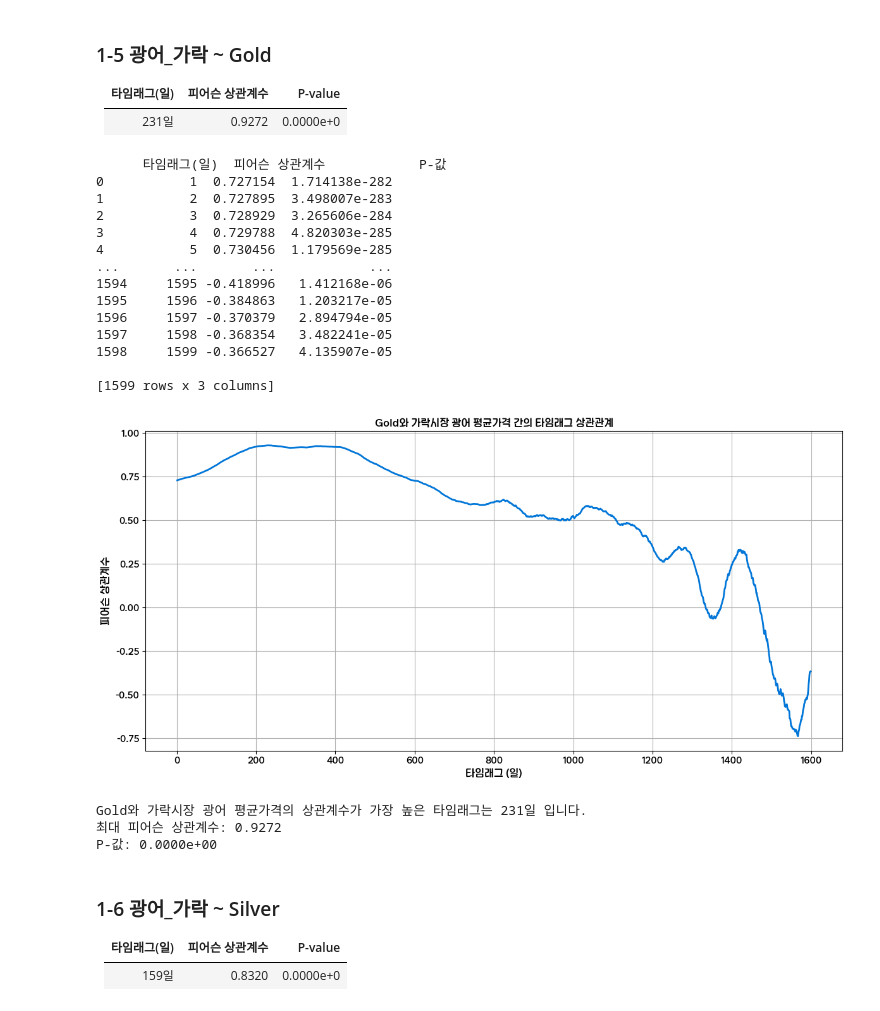
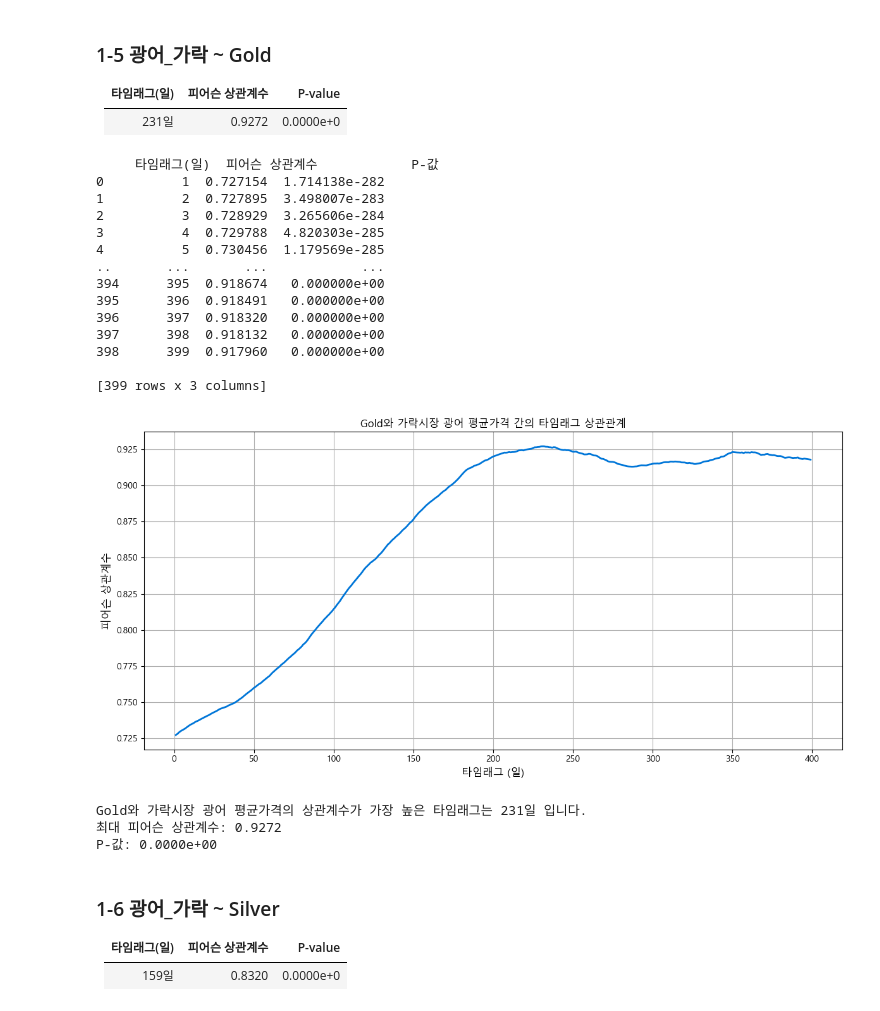
Before and after one commit to vhf1030/Pisces, a Jupyter notebook: notebooks/타임래그_분석/변수별_타임래그_광어.ipynb, the cells around one changed output. Cells and saved outputs as stored; diff of their text form; code cells hidden in the pictures.

Commit message:
타임래그 분석 수정

```diff
--- a/notebooks/타임래그_분석/변수별_타임래그_광어.ipynb
+++ b/notebooks/타임래그_분석/변수별_타임래그_광어.ipynb
@@ -252,7 +252,7 @@ df_flatfish = df_price[
 df_merged = pd.merge(df_flatfish, df_economy, left_on='priceDate', right_on='날짜', how='inner')
 
 # 타임래그 리스트
-time_lags = range(1, 600)
+time_lags = range(1, 400)
 
 # 결과 저장 리스트
 correlations = []
@@ -460,7 +460,7 @@ df_flatfish = df_price[
 df_merged = pd.merge(df_flatfish, df_economy, left_on='priceDate', right_on='날짜', how='inner')
 
 # 타임래그 리스트
-time_lags = range(1, 1600)
+time_lags = range(1, 400)
 
 # 결과 저장 리스트
 correlations = []
@@ -487,47 +487,47 @@ result_df = pd.DataFrame(correlations)
 # 결과 출력
 print(result_df)
 # 시각화
 plt.figure(figsize=(12, 6))
 plt.plot(result_df['타임래그(일)'], result_df['피어슨 상관계수'],
          #marker='o',                # 마커 형태
          linewidth=2,            # 선 굵기
          color='#0076d8ff',          # 선 색상 (빨간색 계열)
          markersize=3,             # 마커 크기
          #markerfacecolor='white',  # 마커 내부 색상
          markeredgecolor='#0076d8ff' # 마커 테두리 색상
          )
 plt.title(f'Gold와 가락시장 광어 평균가격 간의 타임래그 상관관계')
 plt.xlabel('타임래그 (일)', fontsize=12)
 plt.ylabel('피어슨 상관계수', fontsize=12)
 plt.grid(True)
 plt.tight_layout()
 # plt.savefig('gold_flatfish_correlation_plot.png')
 plt.show()
 
 # 상관계수가 가장 높은 타임래그 확인
 max_correlation = result_df['피어슨 상관계수'].max()
 max_lag = result_df.loc[result_df['피어슨 상관계수'] == max_correlation, '타임래그(일)'].values[0]
 max_pvalue = result_df.loc[result_df['피어슨 상관계수'] == max_correlation, 'P-값'].values[0]
 
 print(f'Gold와 가락시장 광어 평균가격의 상관계수가 가장 높은 타임래그는 {max_lag}일 입니다.')
 print(f'최대 피어슨 상관계수: {max_correlation:.4f}')
 print(f'P-값: {max_pvalue:.4e}')
 # %% [output]
-      타임래그(일)  피어슨 상관계수            P-값
-0           1  0.727154  1.714138e-282
-1           2  0.727895  3.498007e-283
-2           3  0.728929  3.265606e-284
-3           4  0.729788  4.820303e-285
-4           5  0.730456  1.179569e-285
-...       ...       ...            ...
-1594     1595 -0.418996   1.412168e-06
-1595     1596 -0.384863   1.203217e-05
-1596     1597 -0.370379   2.894794e-05
-1597     1598 -0.368354   3.482241e-05
-1598     1599 -0.366527   4.135907e-05
+     타임래그(일)  피어슨 상관계수            P-값
+0          1  0.727154  1.714138e-282
+1          2  0.727895  3.498007e-283
+2          3  0.728929  3.265606e-284
+3          4  0.729788  4.820303e-285
+4          5  0.730456  1.179569e-285
+..       ...       ...            ...
+394      395  0.918674   0.000000e+00
+395      396  0.918491   0.000000e+00
+396      397  0.918320   0.000000e+00
+397      398  0.918132   0.000000e+00
+398      399  0.917960   0.000000e+00
 
-[1599 rows x 3 columns]
+[399 rows x 3 columns]
-[figure, old version]
+[figure, new version]
 Gold와 가락시장 광어 평균가격의 상관계수가 가장 높은 타임래그는 231일 입니다.
 최대 피어슨 상관계수: 0.9272
 P-값: 0.0000e+00
```
Also changed, not shown: parts of 2 cells of this notebook, 3 other files.
